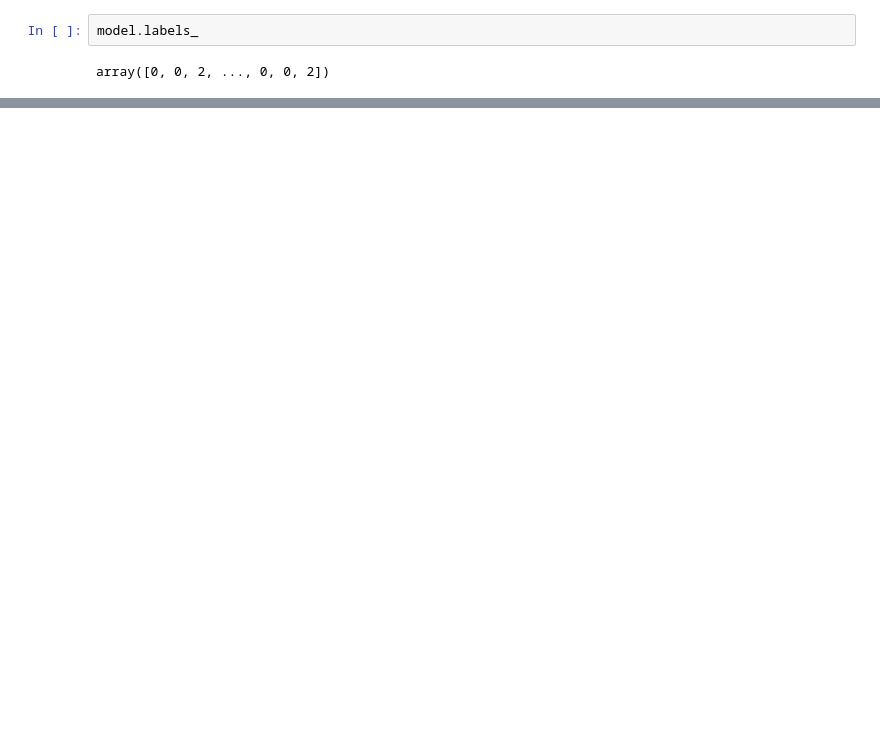
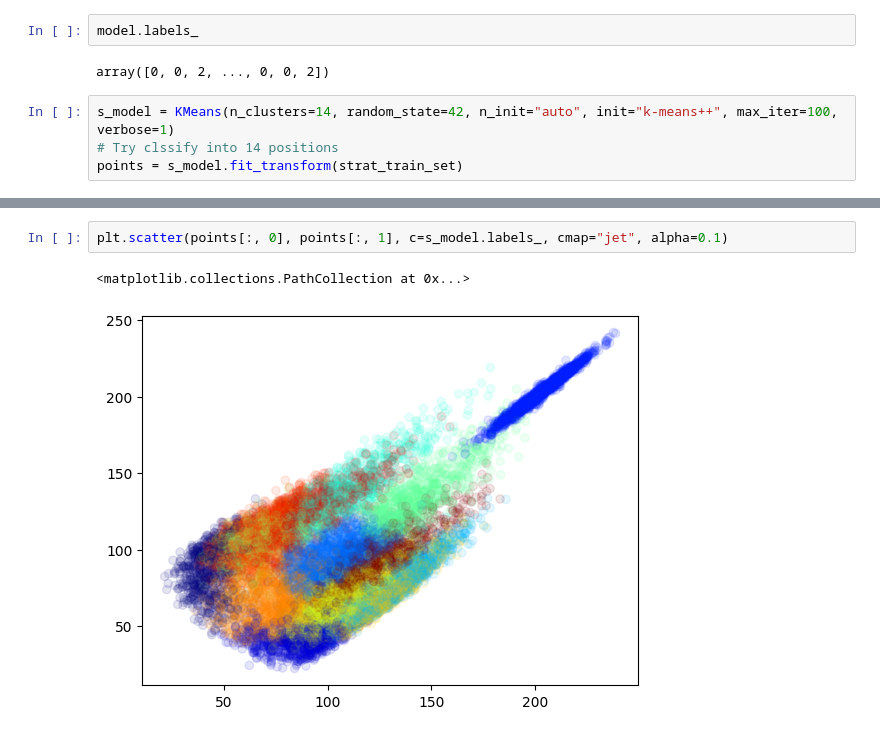
Before and after one commit to ngareleo/govee-lights, a Jupyter notebook: src/clustering.ipynb, the cells around one changed output, grey strips where cells are left out. Cells and saved outputs as stored; diff of their text form; blank space fills up the shorter version.

```diff
--- a/src/clustering.ipynb
+++ b/src/clustering.ipynb
@@ -132,3 +134,7 @@ plt.scatter(centroids[:, 1], centroids[:, 2], marker="D", s=50)
 model.labels_
 # %% [output]
 array([0, 0, 2, ..., 0, 0, 2])
+# %%
+s_model = KMeans(n_clusters=14, random_state=42, n_init="auto", init="k-means++", max_iter=100, verbose=1)
+# Try clssify into 14 positions
+points = s_model.fit_transform(strat_train_set)
@@ -134,0 +159,5 @@ array([0, 0, 2, ..., 0, 0, 2])
+# %%
+plt.scatter(points[:, 0], points[:, 1], c=s_model.labels_, cmap="jet", alpha=0.1)
+# %% [output]
+<matplotlib.collections.PathCollection at 0x...>
+[figure, added]
```
Also changed, not shown: parts of 5 cells of this notebook, 3 other files.
